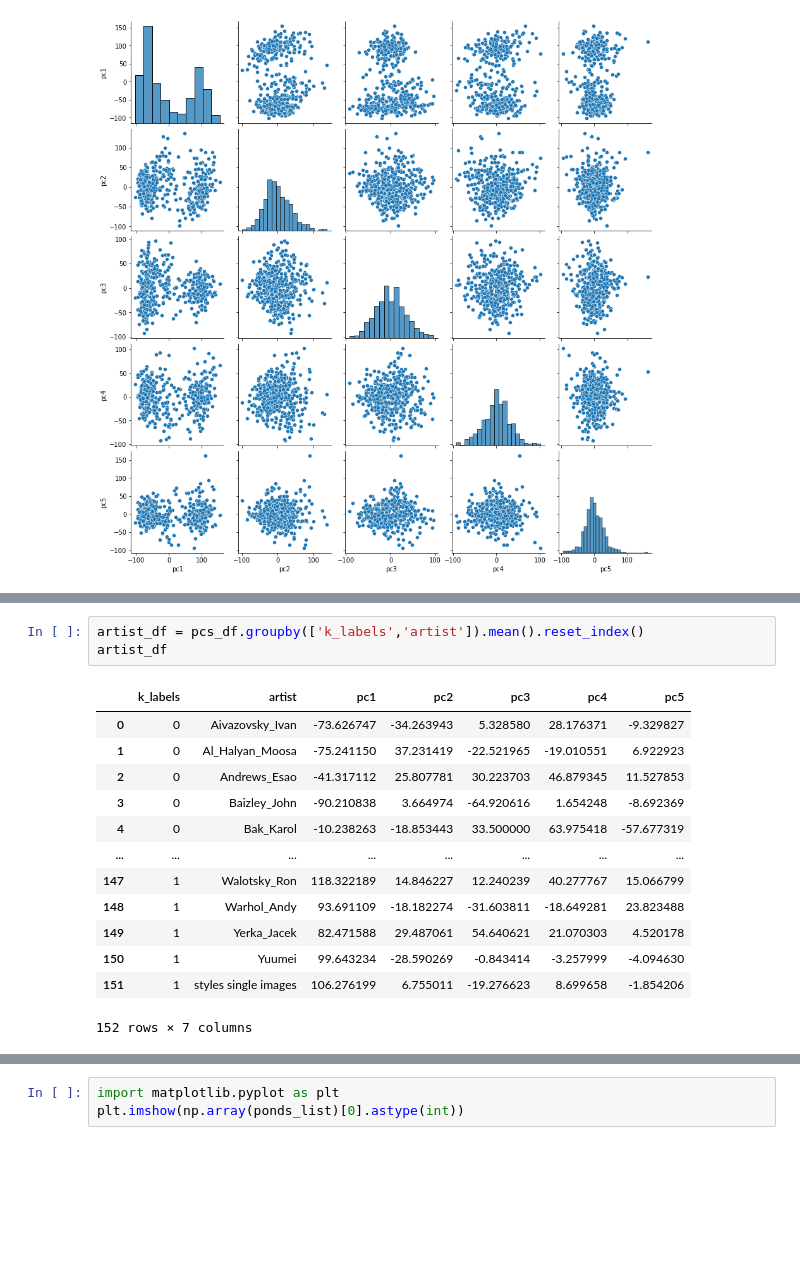
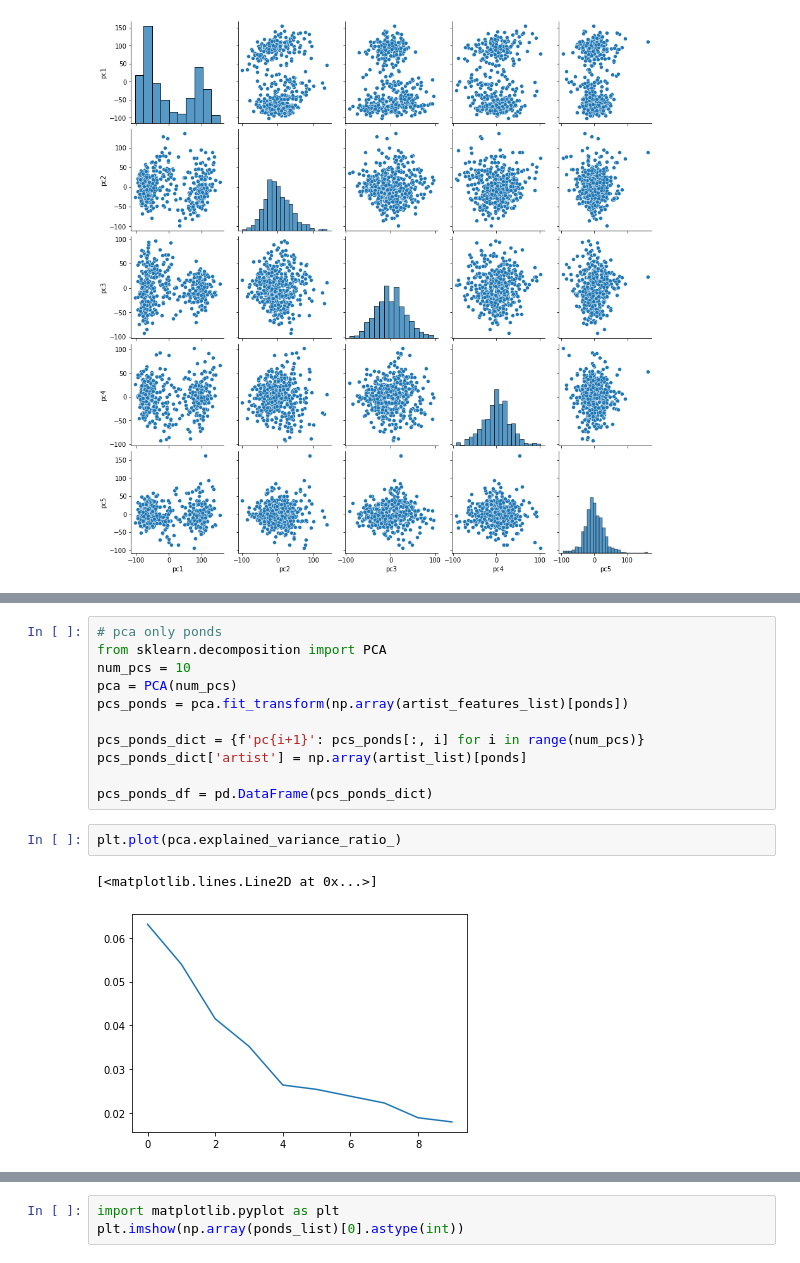
Before and after one commit to alecsharpie/artist_studies, a Jupyter notebook: notebooks/Explore_Artist_Studies.ipynb, the cells around one changed output, grey strips where cells are left out. Drawn from its saved outputs; the diff is of its cells as text; blank space fills up the shorter version.

```diff
--- a/notebooks/Explore_Artist_Studies.ipynb
+++ b/notebooks/Explore_Artist_Studies.ipynb
@@ -124,20 +126,19 @@ sns.scatterplot(data = pcs_df, x = 'pc1', y = 'pc2', hue = 'k_labels', ax = ax)
 # %% [output]
 <AxesSubplot:xlabel='pc1', ylabel='pc2'>
 [figure]
-# %%
-artist_df = pcs_df.groupby(['k_labels','artist']).mean().reset_index()
-artist_df
-# %% [output]
-|  | k_labels | artist | pc1 | pc2 | pc3 | pc4 | pc5 |
-| 0 | 0 | Aivazovsky_Ivan | -73.626747 | -34.263943 | 5.328580 | 28.176371 | -9.329827 |
-| 1 | 0 | Al_Halyan_Moosa | -75.241150 | 37.231419 | -22.521965 | -19.010551 | 6.922923 |
-| 2 | 0 | Andrews_Esao | -41.317112 | 25.807781 | 30.223703 | 46.879345 | 11.527853 |
-| 3 | 0 | Baizley_John | -90.210838 | 3.664974 | -64.920616 | 1.654248 | -8.692369 |
-| 4 | 0 | Bak_Karol | -10.238263 | -18.853443 | 33.500000 | 63.975418 | -57.677319 |
-| ... | ... | ... | ... | ... | ... | ... | ... |
-| 147 | 1 | Walotsky_Ron | 118.322189 | 14.846227 | 12.240239 | 40.277767 | 15.066799 |
-| 148 | 1 | Warhol_Andy | 93.691109 | -18.182274 | -31.603811 | -18.649281 | 23.823488 |
-| 149 | 1 | Yerka_Jacek | 82.471588 | 29.487061 | 54.640621 | 21.070303 | 4.520178 |
-| 150 | 1 | Yuumei | 99.643234 | -28.590269 | -0.843414 | -3.257999 | -4.094630 |
-| 151 | 1 | styles single images | 106.276199 | 6.755011 | -19.276623 | 8.699658 | -1.854206 |
-152 rows × 7 columns
+# %%
+# pca only ponds
+from sklearn.decomposition import PCA
+num_pcs = 10
+pca = PCA(num_pcs)
+pcs_ponds = pca.fit_transform(np.array(artist_features_list)[ponds])
+
+pcs_ponds_dict = {f'pc{i+1}': pcs_ponds[:, i] for i in range(num_pcs)}
+pcs_ponds_dict['artist'] = np.array(artist_list)[ponds]
+
+pcs_ponds_df = pd.DataFrame(pcs_ponds_dict)
+# %%
+plt.plot(pca.explained_variance_ratio_)
+# %% [output]
+[<matplotlib.lines.Line2D at 0x...>]
+[figure, added]
```
Also changed, not shown: parts of 12 cells of this notebook.
